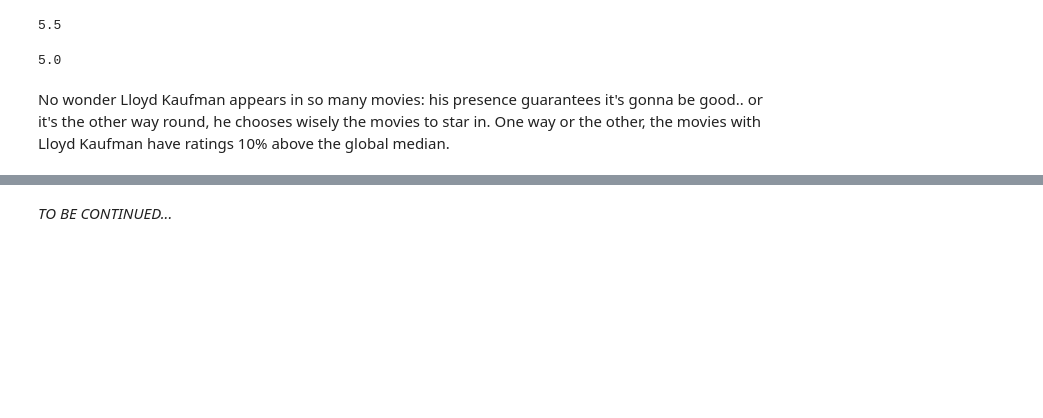
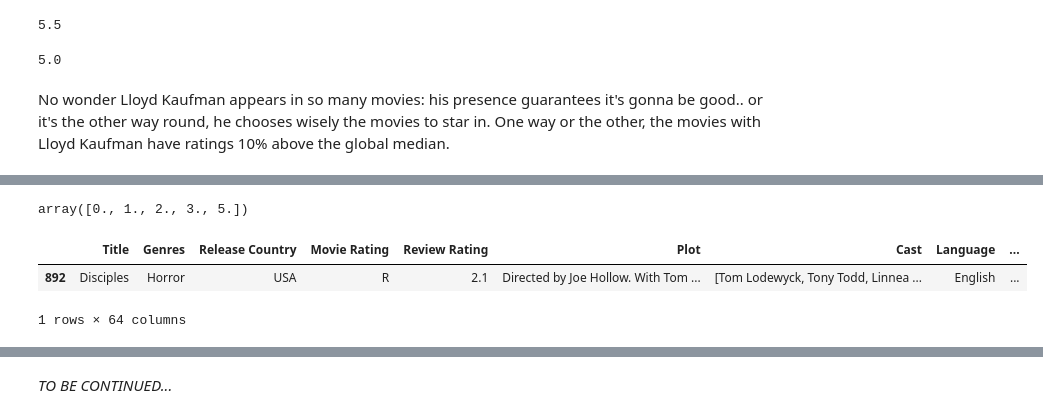
Before and after one commit to nebelgrau77/pandas-wrangling, a Jupyter notebook: horrors_IMDB.ipynb, the cells around one changed output, grey strips where cells are left out. Drawn from its saved outputs; the diff is of its cells as text; code cells hidden in the pictures; blank space fills up the shorter version.

```diff
--- a/horrors_IMDB.ipynb
+++ b/horrors_IMDB.ipynb
@@ -499,0 +515,2 @@ Looks like someone starred in 29 of our movies!
+# %%
+top_stars = [name for name in actors_freq.keys() if actors_freq[name] >= 12 ]
@@ -525,0 +563,4 @@ No wonder Lloyd Kaufman appears in so many movies: his presence guarantees it's
+# %%
+horrors['TopStars'].unique()
+# %% [output]
+array([0., 1., 2., 3., 5.])
@@ -525,0 +570,6 @@ No wonder Lloyd Kaufman appears in so many movies: his presence guarantees it's
+# %%
+horrors[horrors['TopStars'] == horrors['TopStars'].max()]
+# %% [output]
+|  | Title | Genres | Release Country | Movie Rating | Review Rating | Plot | Cast | Language | ... |
+| 892 | Disciples | Horror | USA | R | 2.1 | Directed by Joe Hollow. With Tom ... | [Tom Lodewyck, Tony Todd, Linnea ... | English | ... |
+1 rows × 64 columns
```
Also changed, not shown: parts of 54 cells of this notebook.
